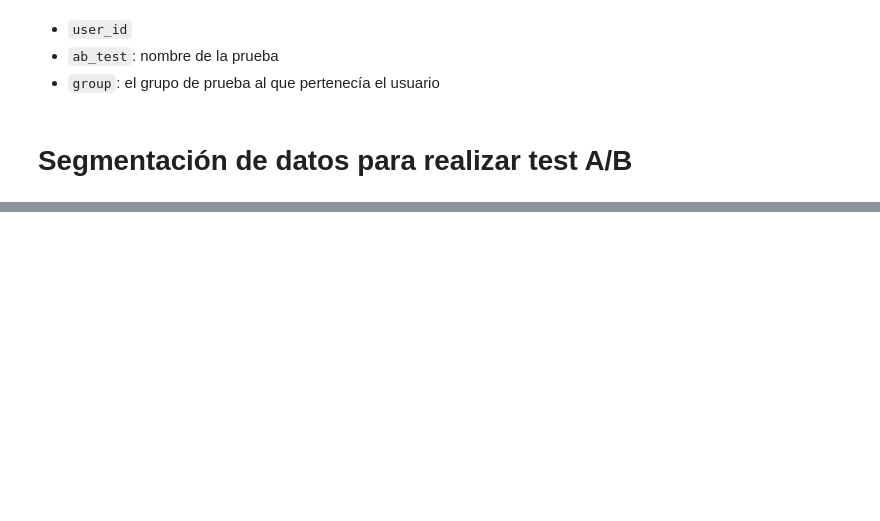
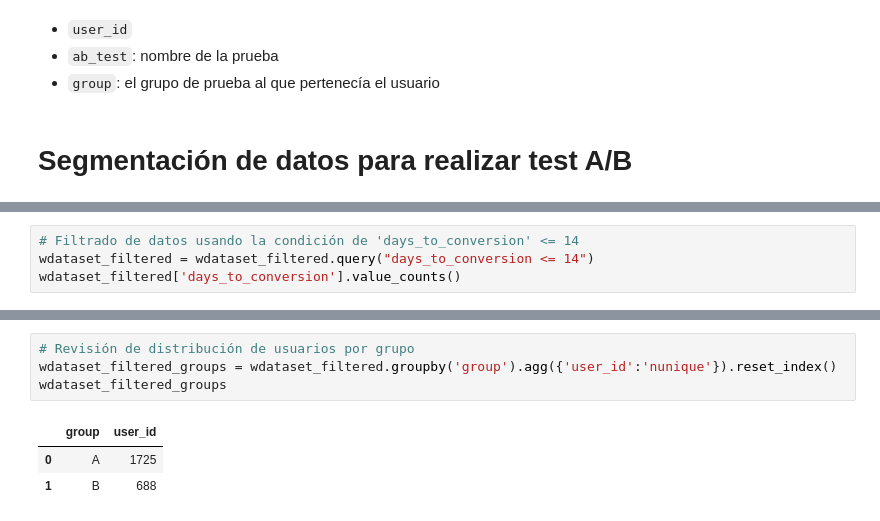
Before and after one commit to Alop89/integral_project, a Jupyter notebook: a_b_test/a_b_test.ipynb, the cells around one changed output, grey strips where cells are left out. Saved outputs shown, nothing was run; the diff lists cells and outputs as text; blank space fills up the shorter version.

```diff
--- a/a_b_test/a_b_test.ipynb
+++ b/a_b_test/a_b_test.ipynb
@@ -236,0 +398,4 @@ Se requieren los datos que cumplan con las siguientes condiciones:
+# %%
+# Filtrado de datos usando la condición de 'days_to_conversion' <= 14
+wdataset_filtered = wdataset_filtered.query("days_to_conversion <= 14")
+wdataset_filtered['days_to_conversion'].value_counts()
@@ -236,0 +420,8 @@ Se requieren los datos que cumplan con las siguientes condiciones:
+# %%
+# Revisión de distribución de usuarios por grupo
+wdataset_filtered_groups = wdataset_filtered.groupby('group').agg({'user_id':'nunique'}).reset_index()
+wdataset_filtered_groups
+# %% [output]
+|  | group | user_id |
+| 0 | A | 1725 |
+| 1 | B | 688 |
```
Also changed, not shown: parts of 17 cells of this notebook.
